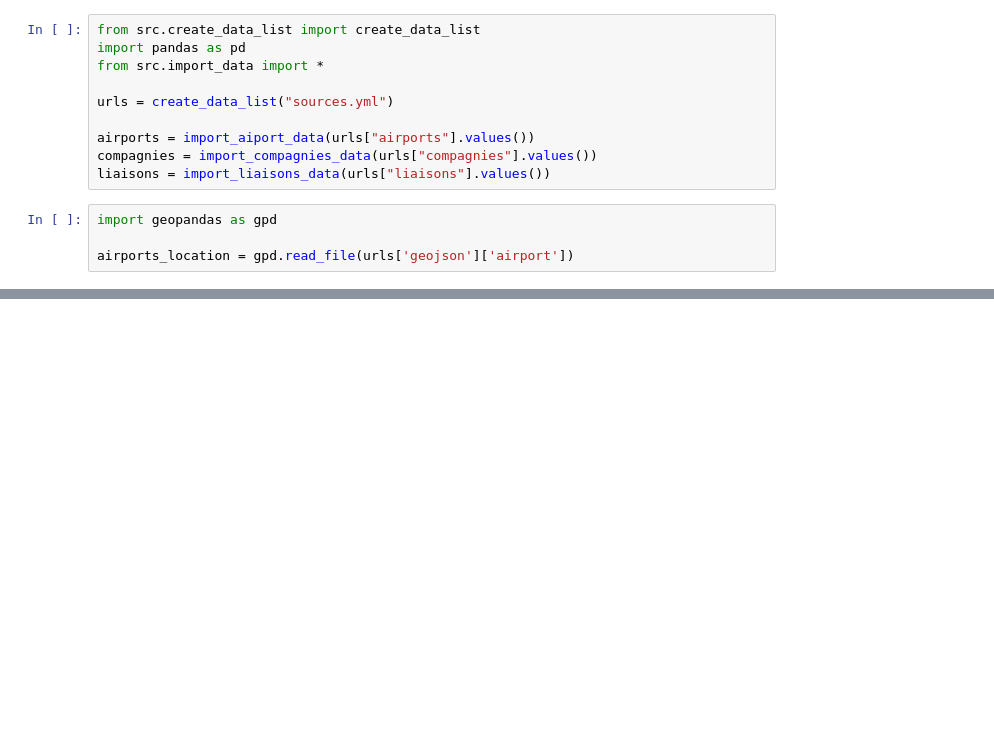
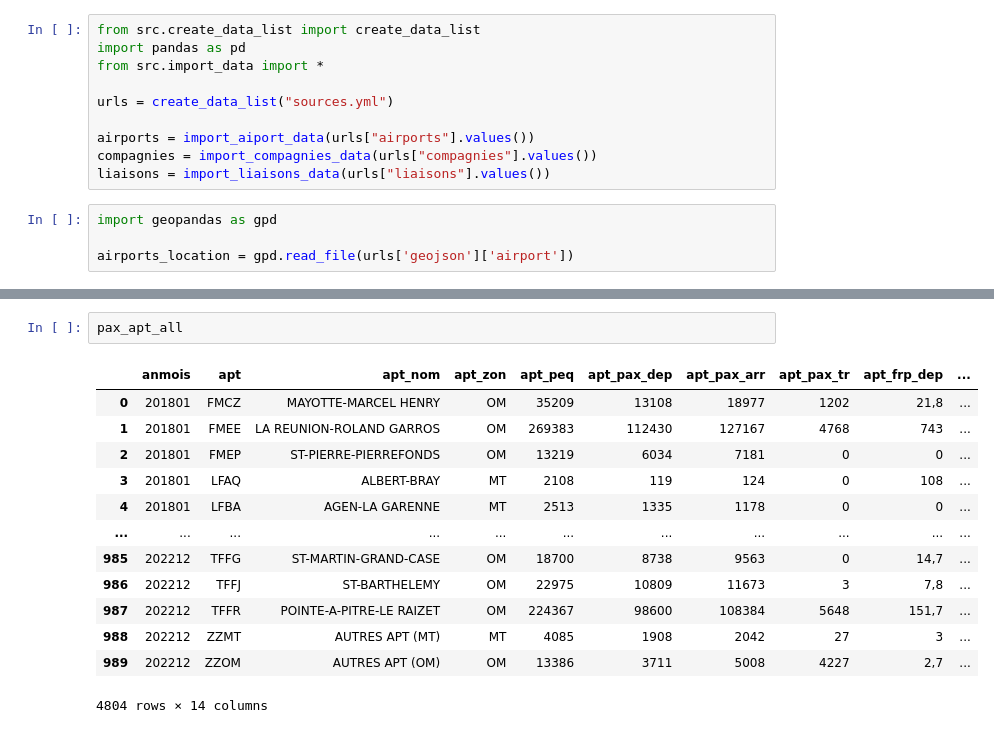
Before and after one commit to 4edawen/funathon2024_sujet2, a Jupyter notebook: test.ipynb, the cells around one changed output, grey strips where cells are left out. Drawn from its saved outputs; the diff is of its cells as text; blank space fills up the shorter version.

```diff
--- a/test.ipynb
+++ b/test.ipynb
@@ -30,0 +56,16 @@ map
+# %%
+pax_apt_all
+# %% [output]
+|  | anmois | apt | apt_nom | apt_zon | apt_peq | apt_pax_dep | apt_pax_arr | apt_pax_tr | apt_frp_dep | ... |
+| 0 | 201801 | FMCZ | MAYOTTE-MARCEL HENRY | OM | 35209 | 13108 | 18977 | 1202 | 21,8 | ... |
+| 1 | 201801 | FMEE | LA REUNION-ROLAND GARROS | OM | 269383 | 112430 | 127167 | 4768 | 743 | ... |
+| 2 | 201801 | FMEP | ST-PIERRE-PIERREFONDS | OM | 13219 | 6034 | 7181 | 0 | 0 | ... |
+| 3 | 201801 | LFAQ | ALBERT-BRAY | MT | 2108 | 119 | 124 | 0 | 108 | ... |
+| 4 | 201801 | LFBA | AGEN-LA GARENNE | MT | 2513 | 1335 | 1178 | 0 | 0 | ... |
+| ... | ... | ... | ... | ... | ... | ... | ... | ... | ... | ... |
+| 985 | 202212 | TFFG | ST-MARTIN-GRAND-CASE | OM | 18700 | 8738 | 9563 | 0 | 14,7 | ... |
+| 986 | 202212 | TFFJ | ST-BARTHELEMY | OM | 22975 | 10809 | 11673 | 3 | 7,8 | ... |
+| 987 | 202212 | TFFR | POINTE-A-PITRE-LE RAIZET | OM | 224367 | 98600 | 108384 | 5648 | 151,7 | ... |
+| 988 | 202212 | ZZMT | AUTRES APT (MT) | MT | 4085 | 1908 | 2042 | 27 | 3 | ... |
+| 989 | 202212 | ZZOM | AUTRES APT (OM) | OM | 13386 | 3711 | 5008 | 4227 | 2,7 | ... |
+4804 rows × 14 columns
```
Also changed, not shown: parts of 9 cells of this notebook, 4 other files.
